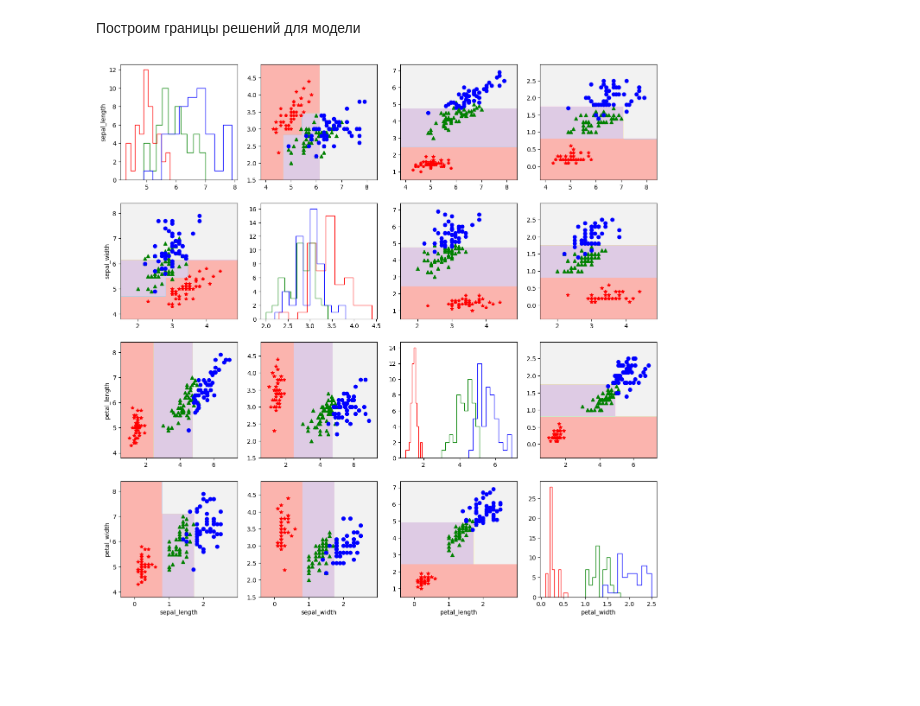
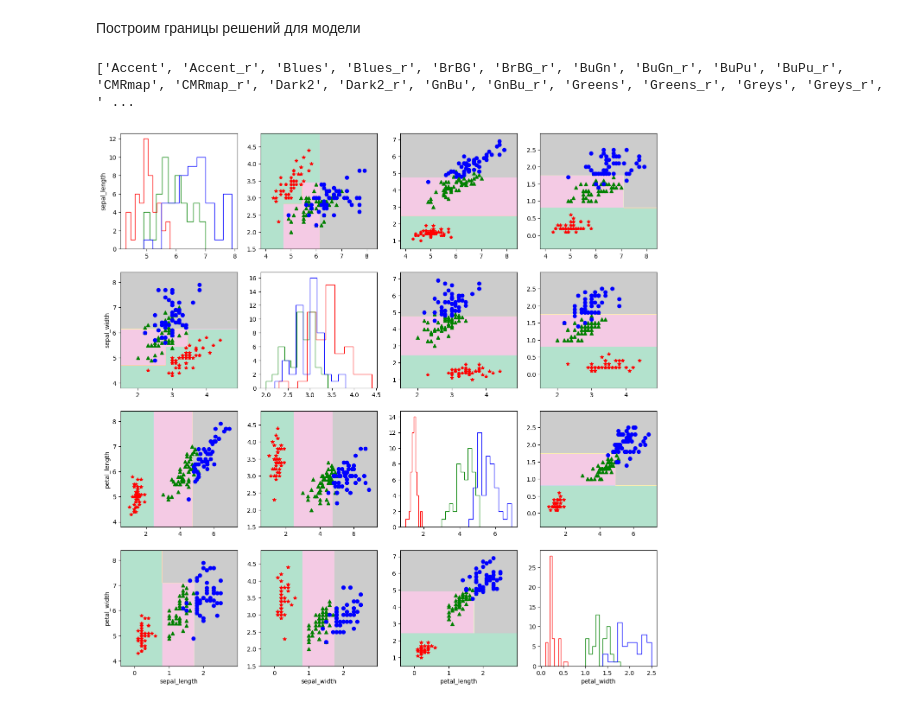
Before and after one commit to enikolaev/MMO, a Jupyter notebook: Lesson 04. Logic Classification/LabWork4.ipynb, the cells around one changed output. Saved outputs shown, nothing was run; the diff lists cells and outputs as text; code cells hidden in the pictures; blank space fills up the shorter version.

```diff
--- a/Lesson 04. Logic Classification/LabWork4.ipynb
+++ b/Lesson 04. Logic Classification/LabWork4.ipynb
@@ -159,6 +159,11 @@ print(res)
 <class 'pandas.core.frame.DataFrame'>
 # %% [markdown]
 Построим границы решений для модели
+# %%
+# Палитры
+print(sorted(list(plt.colormaps)))
+# %% [output]
+['Accent', 'Accent_r', 'Blues', 'Blues_r', 'BrBG', 'BrBG_r', 'BuGn', 'BuGn_r', 'BuPu', 'BuPu_r', 'CMRmap', 'CMRmap_r', 'Dark2', 'Dark2_r', 'GnBu', 'GnBu_r', 'Greens', 'Greens_r', 'Greys', 'Greys_r', ' ...
 # %%
 plot_markers = ['r*', 'g^', 'bo']
 answers = dy.unique()
@@ -179,32 +184,32 @@ for i in range(0,4):
             xx, yy = np.meshgrid(np.arange(fmin[i], fmax[i], plot_step, dtype=float),
                                np.arange(fmin[j], fmax[j], plot_step, dtype=float))
             model = DecisionTreeClassifier(max_depth=3, random_state=21, max_features=2)
             model.fit(dX.iloc[:, [i,j]].values, dy.values)
             p = model.predict(np.c_[xx.ravel(), yy.ravel()])
             p = p.reshape(xx.shape)
             p[p==answers[0]] = 0
             p[p==answers[1]] = 1
             p[p==answers[2]] = 2
             p=p.astype('int32')
-            places[i,j].contourf(xx, yy, p, cmap=plt.cm.)
+            places[i,j].contourf(xx, yy, p, cmap=plt.cm.Pastel2)
 
         # Обход всех классов (Вывод обучающей выборки)
         for id_answer in range(len(answers)):
             idx = np.where(dy == answers[id_answer])
             if i==j:
                 places[i, j].hist(dX.iloc[idx].iloc[:,i],
                                   color=plot_markers[id_answer][0],
                                  histtype = 'step')
             else:
                 places[i, j].plot(dX.iloc[idx].iloc[:,i], dX.iloc[idx].iloc[:,j],
                                   plot_markers[id_answer],
                                   label=answers[id_answer], markersize=6)
 
         # Печать названия осей
         if j==0:
           places[i, j].set_ylabel(labels[i])
 
         if i==3:
           places[i, j].set_xlabel(labels[j])
 # %% [output]
-[figure, old version]
+[figure, new version]
```
